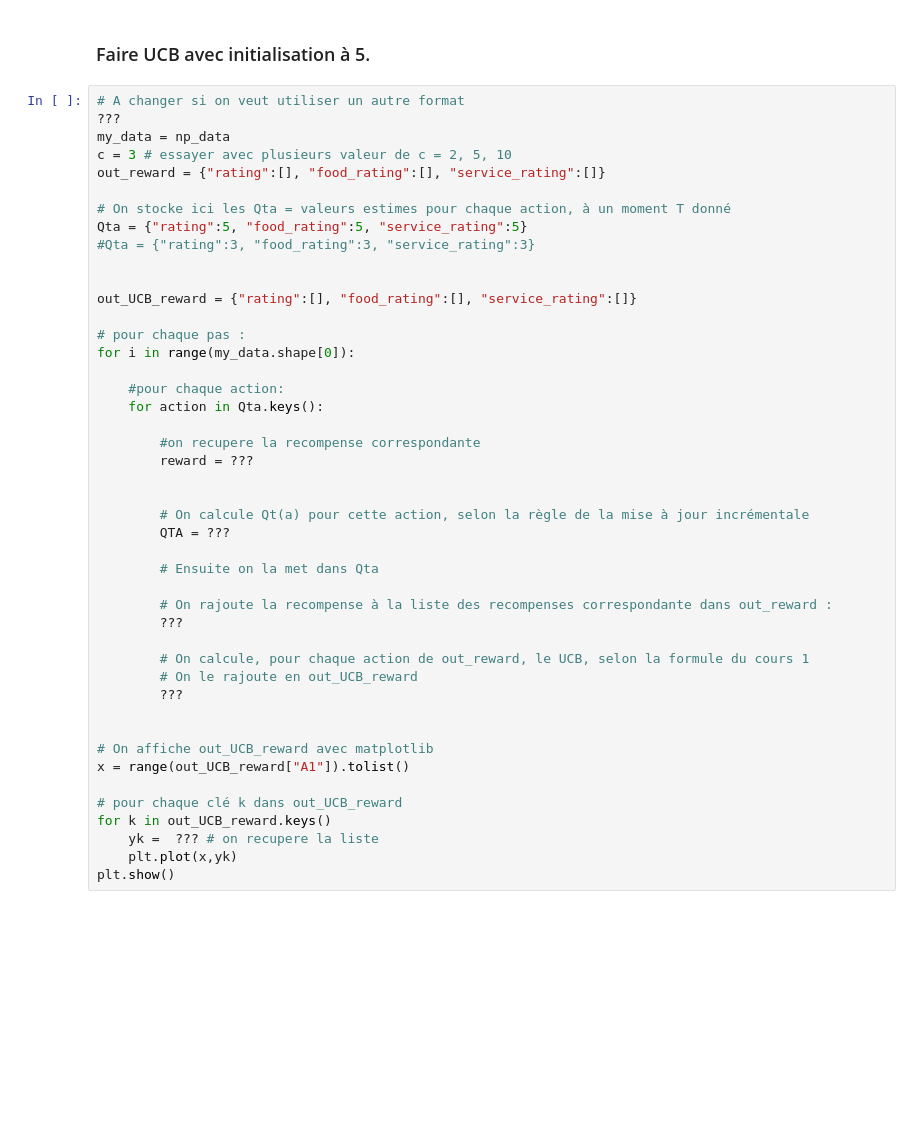
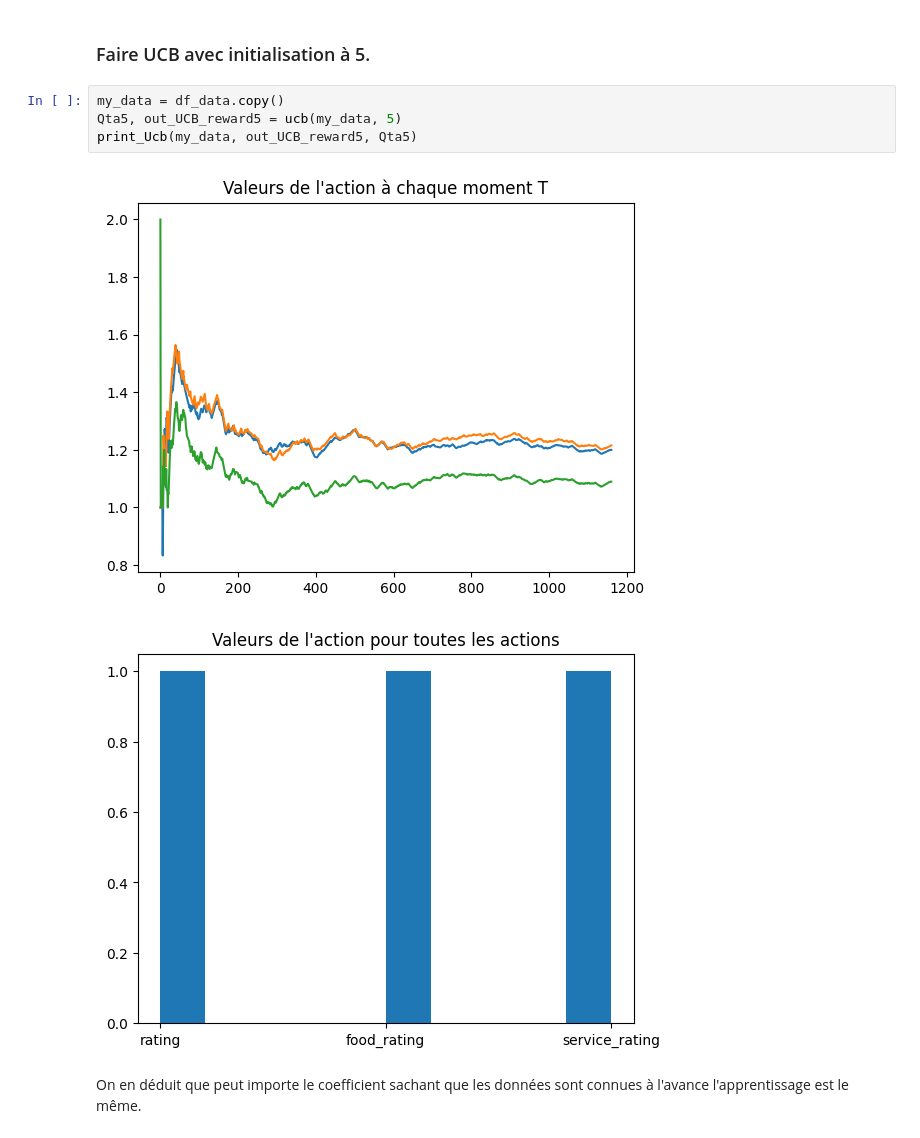
Before and after one commit to esgi-lyon/renforcement-groupe3, a Jupyter notebook: EXAM_UCB.ipynb, the cells around one changed output. Drawn from its saved outputs; the diff is of its cells as text; blank space fills up the shorter version.

```diff
--- a/EXAM_UCB.ipynb
+++ b/EXAM_UCB.ipynb
@@ -96,47 +137,11 @@ plt.show()
 # %% [markdown]
 <h3>Faire UCB avec initialisation à 5. </h3>
-# %%
-# A changer si on veut utiliser un autre format
-???
-my_data = np_data
-c = 3 # essayer avec plusieurs valeur de c = 2, 5, 10
-out_reward = {"rating":[], "food_rating":[], "service_rating":[]}
-
-# On stocke ici les Qta = valeurs estimes pour chaque action, à un moment T donné
-Qta = {"rating":5, "food_rating":5, "service_rating":5}
-#Qta = {"rating":3, "food_rating":3, "service_rating":3}
-
-
-out_UCB_reward = {"rating":[], "food_rating":[], "service_rating":[]}
-
-# pour chaque pas :
-for i in range(my_data.shape[0]):
-
-    #pour chaque action:
-    for action in Qta.keys():
-
-        #on recupere la recompense correspondante
-        reward = ???
-
-
-        # On calcule Qt(a) pour cette action, selon la règle de la mise à jour incrémentale
-        QTA = ???
-
-        # Ensuite on la met dans Qta
-
-        # On rajoute la recompense à la liste des recompenses correspondante dans out_reward :
-        ???
-
-        # On calcule, pour chaque action de out_reward, le UCB, selon la formule du cours 1
-        # On le rajoute en out_UCB_reward
-        ???
-
-
-# On affiche out_UCB_reward avec matplotlib
-x = range(out_UCB_reward["A1"]).tolist()
-
-# pour chaque clé k dans out_UCB_reward
-for k in out_UCB_reward.keys()
-    yk =  ??? # on recupere la liste
-    plt.plot(x,yk)
-plt.show()
+# %%
+my_data = df_data.copy()
+Qta5, out_UCB_reward5 = ucb(my_data, 5)
+print_Ucb(my_data, out_UCB_reward5, Qta5)
+# %% [output]
+[figure, added]
+[figure, added]
+# %% [markdown]
+On en déduit que peut importe le coefficient sachant que les données sont connues à l'avance l'apprentissage est le même.
```
Also changed, not shown: parts of 9 cells of this notebook, 2 other files.
